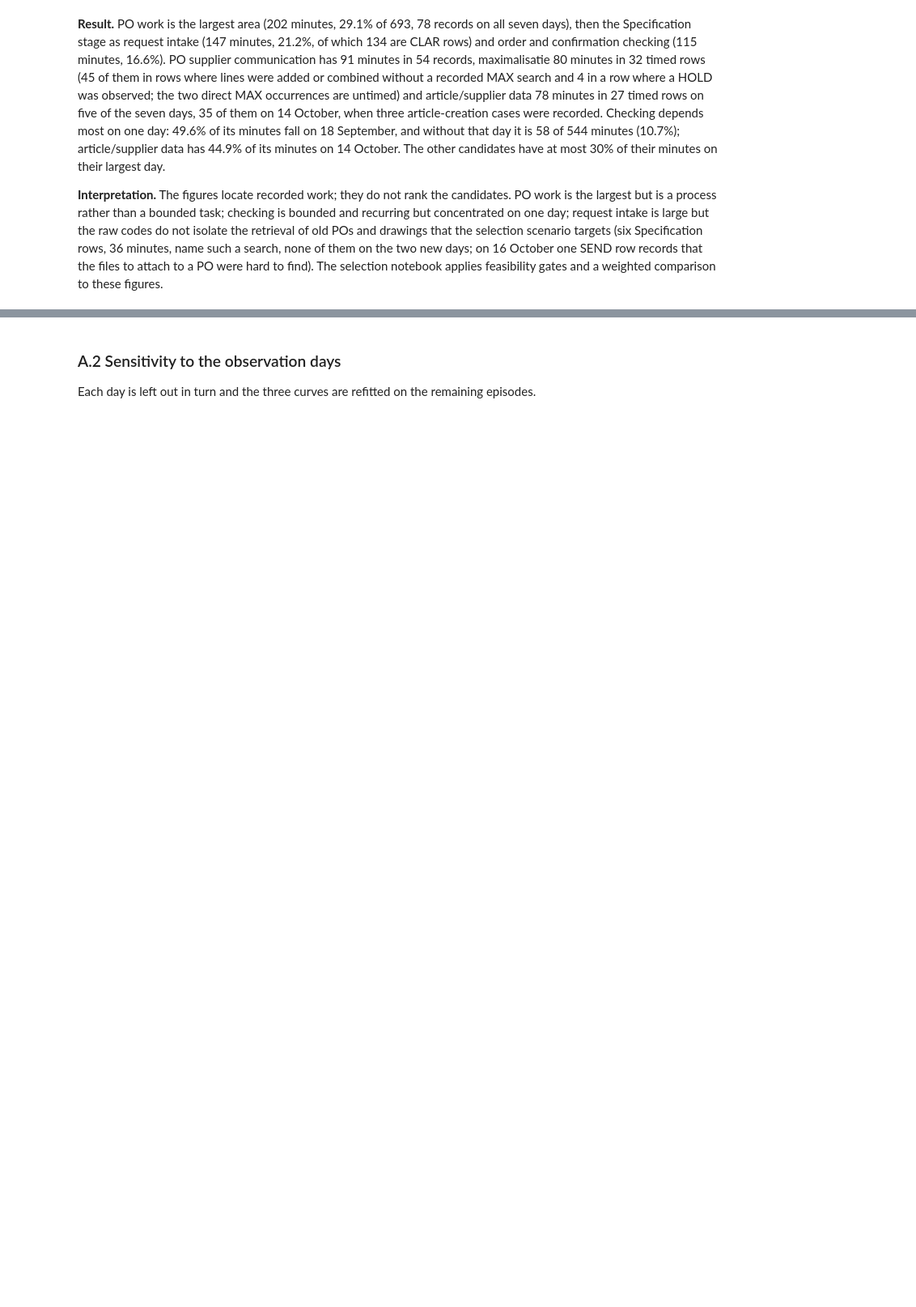
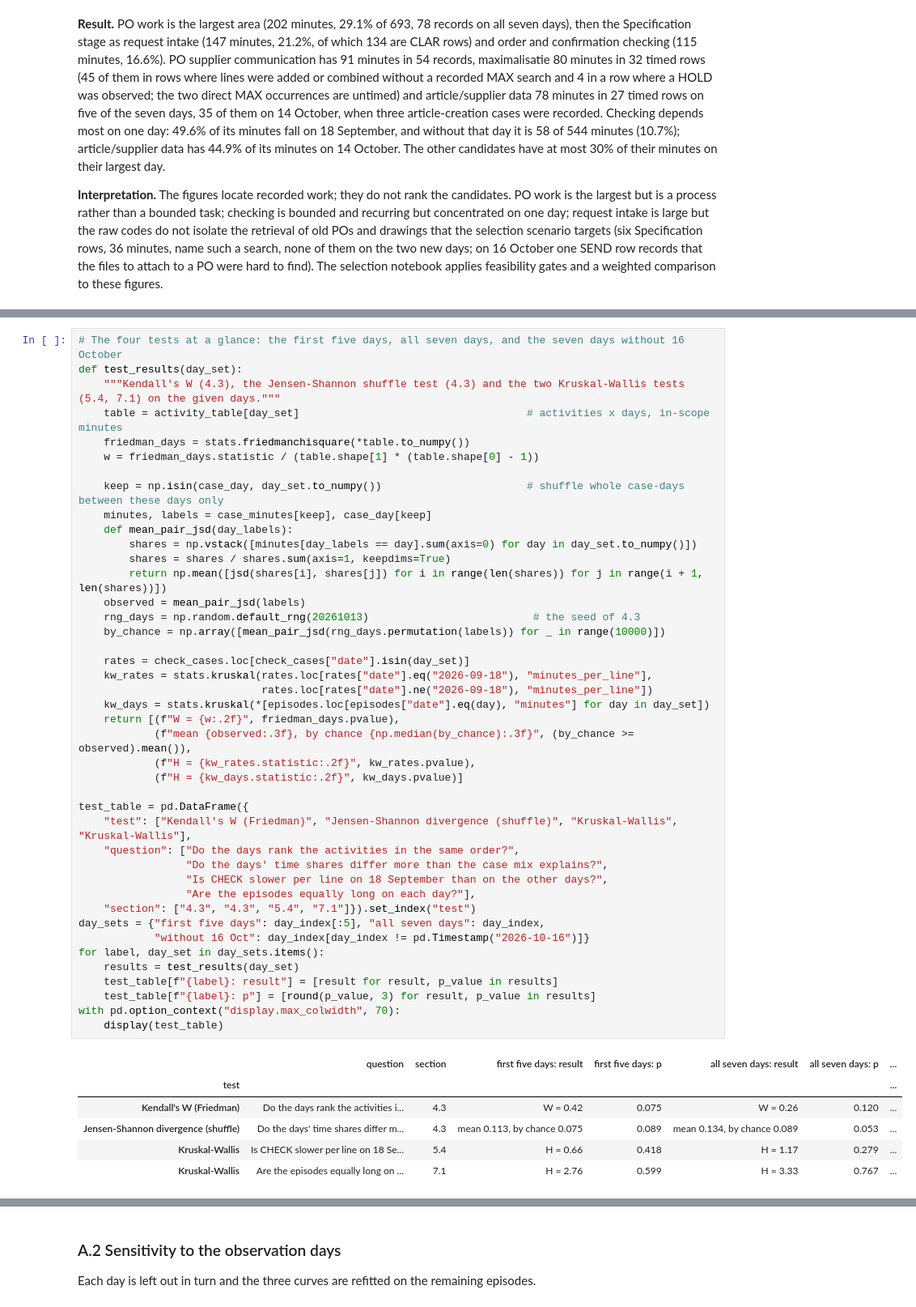
Before and after one commit to Luuuuuig/Bachelor-End-Project, a Jupyter notebook: Arno_Analysis_2026_10_02.ipynb, the cells around one changed output, grey strips where cells are left out. Shown at 81% size. Drawn from its saved outputs; the diff is of its cells as text; blank space fills up the shorter version.

```diff
--- a/Arno_Analysis_2026_10_02.ipynb
+++ b/Arno_Analysis_2026_10_02.ipynb
@@ -1352,0 +1319,49 @@ The [selection notebook](https://github.com/Luuuuuig/Bachelor-End-Project/blob/m
+# %%
+# The four tests at a glance: the first five days, all seven days, and the seven days without 16 October
+def test_results(day_set):
+    """Kendall's W (4.3), the Jensen-Shannon shuffle test (4.3) and the two Kruskal-Wallis tests (5.4, 7.1) on the given days."""
+    table = activity_table[day_set]                                    # activities x days, in-scope minutes
+    friedman_days = stats.friedmanchisquare(*table.to_numpy())
+    w = friedman_days.statistic / (table.shape[1] * (table.shape[0] - 1))
+
+    keep = np.isin(case_day, day_set.to_numpy())                       # shuffle whole case-days between these days only
+    minutes, labels = case_minutes[keep], case_day[keep]
+    def mean_pair_jsd(day_labels):
+        shares = np.vstack([minutes[day_labels == day].sum(axis=0) for day in day_set.to_numpy()])
+        shares = shares / shares.sum(axis=1, keepdims=True)
+        return np.mean([jsd(shares[i], shares[j]) for i in range(len(shares)) for j in range(i + 1, len(shares))])
+    observed = mean_pair_jsd(labels)
+    rng_days = np.random.default_rng(20261013)                          # the seed of 4.3
+    by_chance = np.array([mean_pair_jsd(rng_days.permutation(labels)) for _ in range(10000)])
+
+    rates = check_cases.loc[check_cases["date"].isin(day_set)]
+    kw_rates = stats.kruskal(rates.loc[rates["date"].eq("2026-09-18"), "minutes_per_line"],
+                             rates.loc[rates["date"].ne("2026-09-18"), "minutes_per_line"])
+    kw_days = stats.kruskal(*[episodes.loc[episodes["date"].eq(day), "minutes"] for day in day_set])
+    return [(f"W = {w:.2f}", friedman_days.pvalue),
+            (f"mean {observed:.3f}, by chance {np.median(by_chance):.3f}", (by_chance >= observed).mean()),
+            (f"H = {kw_rates.statistic:.2f}", kw_rates.pvalue),
+            (f"H = {kw_days.statistic:.2f}", kw_days.pvalue)]
+
+test_table = pd.DataFrame({
+    "test": ["Kendall's W (Friedman)", "Jensen-Shannon divergence (shuffle)", "Kruskal-Wallis", "Kruskal-Wallis"],
+    "question": ["Do the days rank the activities in the same order?",
+                 "Do the days' time shares differ more than the case mix explains?",
+                 "Is CHECK slower per line on 18 September than on the other days?",
+                 "Are the episodes equally long on each day?"],
+    "section": ["4.3", "4.3", "5.4", "7.1"]}).set_index("test")
+day_sets = {"first five days": day_index[:5], "all seven days": day_index,
+            "without 16 Oct": day_index[day_index != pd.Timestamp("2026-10-16")]}
+for label, day_set in day_sets.items():
+    results = test_results(day_set)
+    test_table[f"{label}: result"] = [result for result, p_value in results]
+    test_table[f"{label}: p"] = [round(p_value, 3) for result, p_value in results]
+with pd.option_context("display.max_colwidth", 70):
+    display(test_table)
+# %% [output]
+|  | question | section | first five days: result | first five days: p | all seven days: result | all seven days: p | ... |
+| test |  |  |  |  |  |  | ... |
+| Kendall's W (Friedman) | Do the days rank the activities i... | 4.3 | W = 0.42 | 0.075 | W = 0.26 | 0.120 | ... |
+| Jensen-Shannon divergence (shuffle) | Do the days' time shares differ m... | 4.3 | mean 0.113, by chance 0.075 | 0.089 | mean 0.134, by chance 0.089 | 0.053 | ... |
+| Kruskal-Wallis | Is CHECK slower per line on 18 Se... | 5.4 | H = 0.66 | 0.418 | H = 1.17 | 0.279 | ... |
+| Kruskal-Wallis | Are the episodes equally long on ... | 7.1 | H = 2.76 | 0.599 | H = 3.33 | 0.767 | ... |
```
Also changed, not shown: parts of 6 cells of this notebook, 6 other files.
